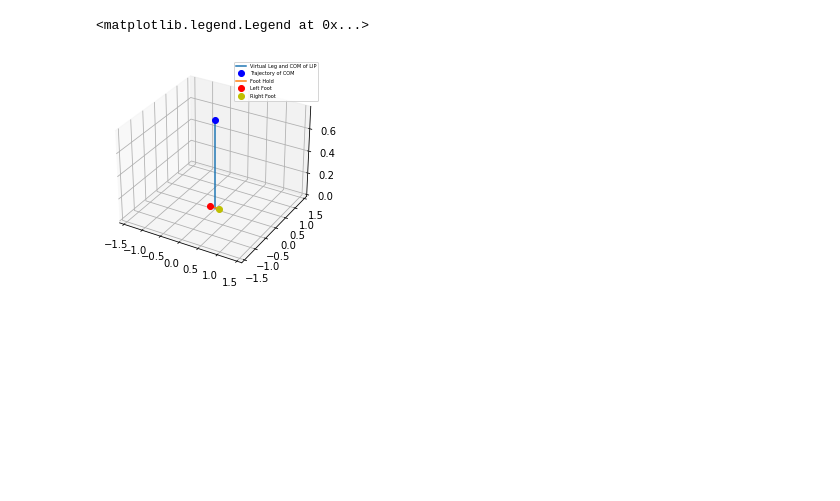
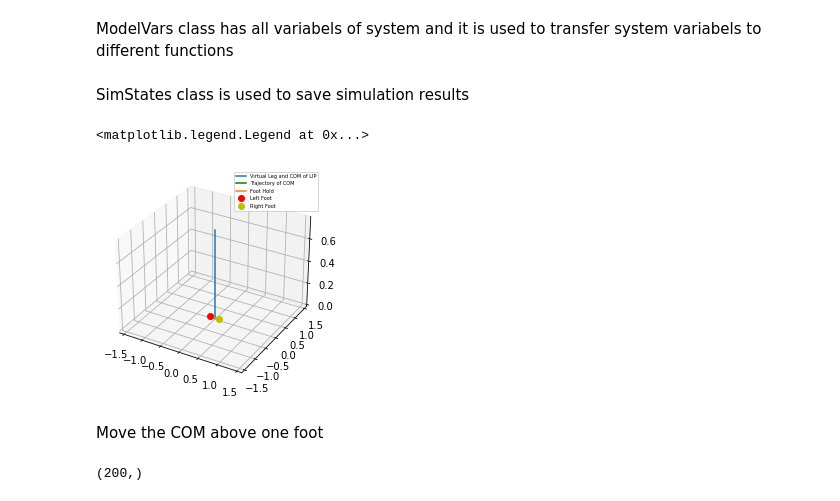
Before and after one commit to amirhosein-vedadi/MATLABHumanoidWithPython, a Jupyter notebook: LIPM/animateLIPM.ipynb, the cells around one changed output. Cells and saved outputs as stored; diff of their text form; code cells hidden in the pictures; blank space fills up the shorter version.

```diff
--- a/LIPM/animateLIPM.ipynb
+++ b/LIPM/animateLIPM.ipynb
@@ -45,6 +65,8 @@ Dd = lipm_d.D
 
 state0 = np.array([[x0], [dx0], [y0], [dy0]])
 u0 = np.array([[0], [0]])
+# %% [markdown]
+ModelVars class has all variabels of system and it is used to transfer system variabels to different functions
 # %%
 class ModelVars():
 
@@ -68,3 +90,5 @@ num_steps = 6
+# %% [markdown]
+SimStates class is used to save simulation results
 # %%
 class SimStates():
 
@@ -76,17 +100,17 @@ class SimStates():
 # %%
 h_fig = plt.figure()
 ax = h_fig.add_subplot(111, projection='3d')
 h_leg = ax.plot3D(np.array([0, 0]), np.array([0, 0]), np.array([0, Z_ROBOT]), '-', label='Virtual Leg and COM of LIP')
-h_com = ax.plot3D(init_robot_pos[0], init_robot_pos[1], init_robot_pos[2], 'bo', label='Trajectory of COM')
+h_com = ax.plot3D(init_robot_pos[0], init_robot_pos[1], init_robot_pos[2], 'g', label='Trajectory of COM')
 h_line_foot_hold = ax.plot3D(np.array(foot_pos)[:, 0], np.array(foot_pos)[:, 1], np.array(foot_pos)[:, 2],
                             label='Foot Hold')
 h_line_left_foot = ax.plot3D(np.array(foot_pos)[0, 0], np.array(foot_pos)[0, 1], np.array(foot_pos)[0, 2], 'ro',
                             label='Left Foot')
 h_line_right_foot = ax.plot3D(np.array(foot_pos)[1, 0], np.array(foot_pos)[1, 1], np.array(foot_pos)[1, 2], 'yo',
                             label='Right Foot')
 ax.set_xlim(-2*Z_ROBOT, 2*Z_ROBOT)
 ax.set_ylim(-2*Z_ROBOT, 2*Z_ROBOT)
 ax.legend(fontsize=5)
 # %% [output]
 <matplotlib.legend.Legend at 0x...>
-[figure, old version]
+[figure, new version]
@@ -182,0 +127,27 @@ def get_swing_foot_traj(foot_pos0, foot_pos1, swing_height, time_stp0, time_stpf
+# %% [markdown]
+Move the COM above one foot
+# %%
+walk_ready_points = np.array([[0, 0.67*x0], [0, 0], [Z_ROBOT, Z_MODEL]])
+time_points = np.array([0, 1])
+time_vec = np.arange(time_points[0], time_points[1], SAMPLE_TIME)
+[q, qd, qdd] = cubic_poly_traj(walk_ready_points, time_points, time_vec)
+sim_state = SimStates(np.array([]), np.empty((3,1)), np.array([]))
+
+sim_state.time_vec = np.append(sim_state.time_vec, time_vec)
+sim_state.body_pos = np.append(sim_state.body_pos, q).reshape(3, -1)
+sim_state.foot_pos[:] =  np.array([[-X_TORSO], [0], [0]])
+sim_state.foot_pos = np.append(sim_state.foot_pos, [[X_TORSO], [0], [0]], 1)
+
+#save data
+fhold_x = sim_state.foot_pos[0, 0]
+fhold_y = sim_state.foot_pos[1, 0]
+body_state = np.array([q[0, :], qd[0, :], q[1, :], qd[1, :], q[2, :], qd[2, :]]).reshape(6, -1)
+rel_state = body_state - np.array([fhold_x, 0, fhold_y, 0, 0, 0]).reshape(6, -1)
+foot_plant = np.array([fhold_x, fhold_y, 0]).reshape(3, -1)
+s1 = StepInfo(1, rel_state, time_vec, 'doublesupport',foot_plant)
+step_infos.append(s1)
+
+#for idx in range(sim_state.body_pos.shape[1]):
+sim_state.time_vec.shape
+# %% [output]
+(200,)
```
Also changed, not shown: parts of 27 cells of this notebook.
